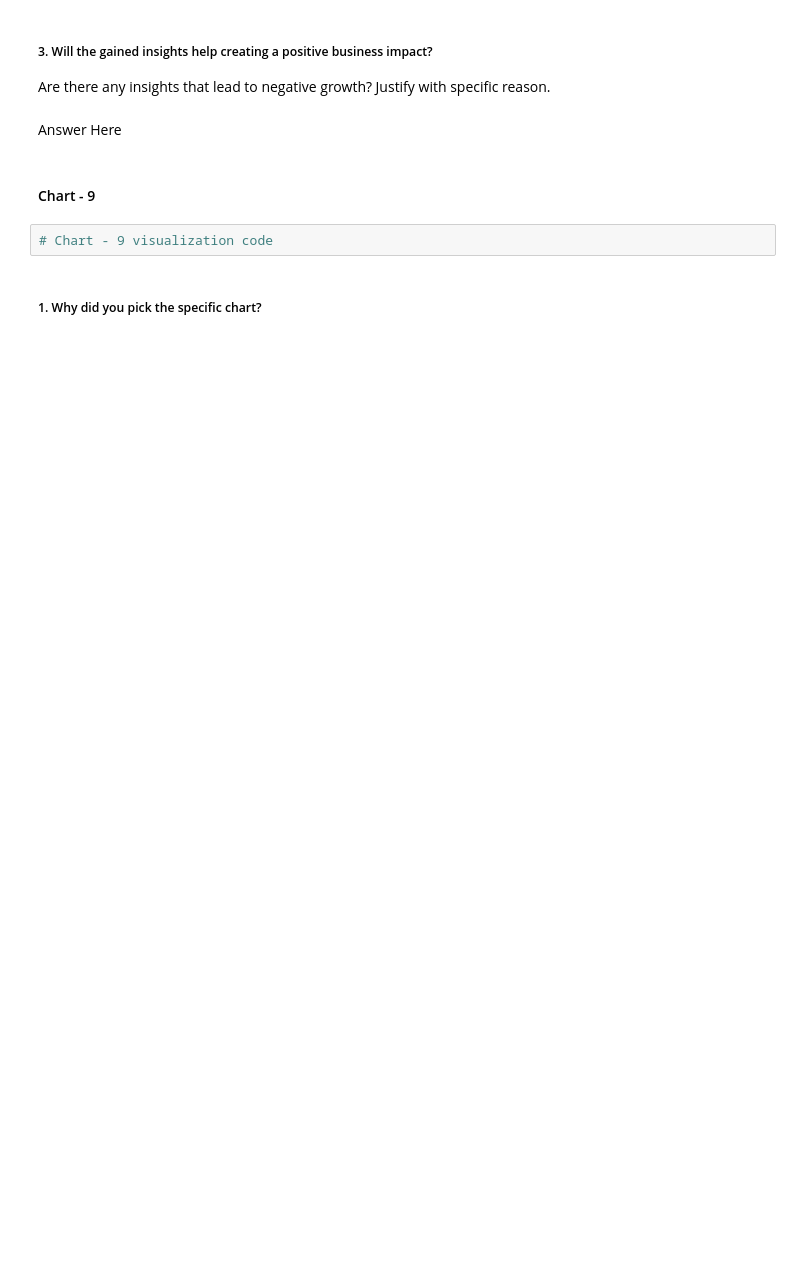
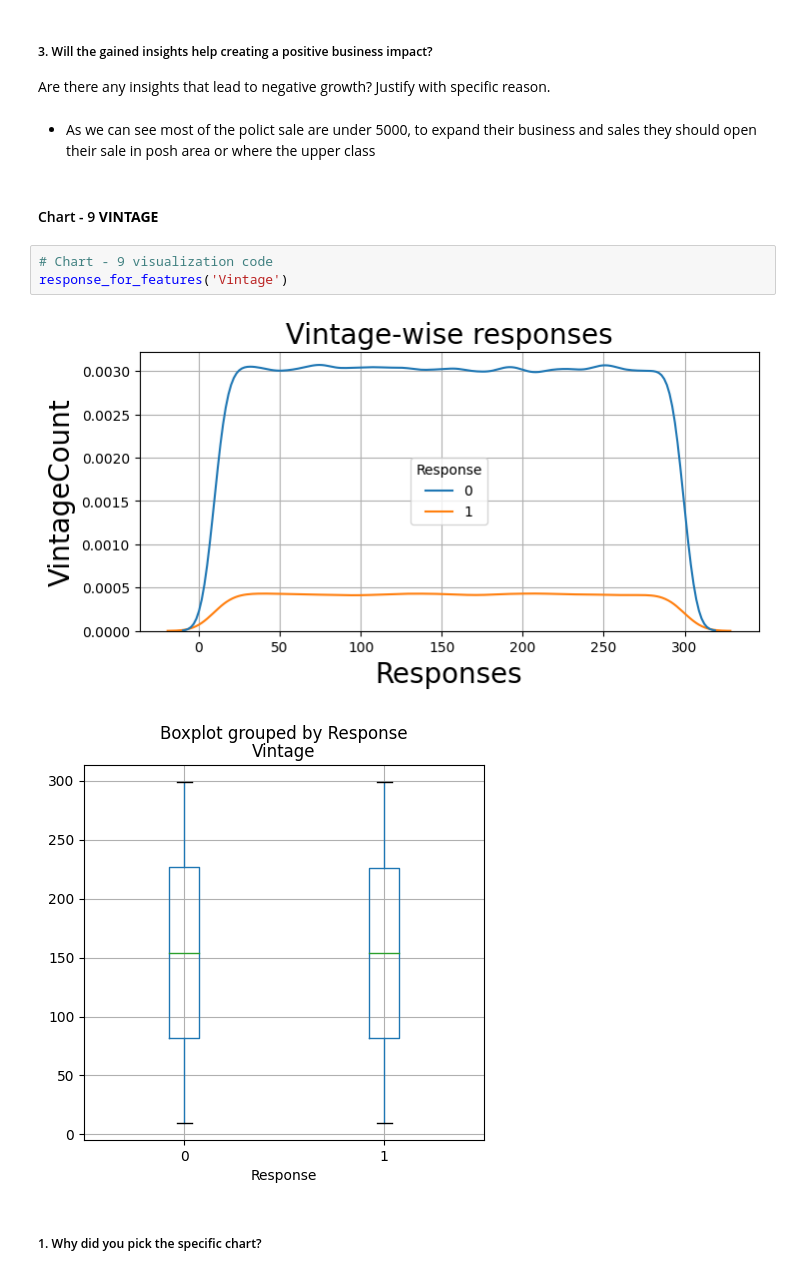
Before and after one commit to Kalpesh-Nandedkar/HEALTH-INSURANCE-CROSS-SELL-PREDICTION, a Jupyter notebook: HEALTH_INSURANCE_CROSS_SELL_PREDICTION.ipynb, the cells around one changed output. Cells and saved outputs as stored; diff of their text form; blank space fills up the shorter version.

```diff
--- a/HEALTH_INSURANCE_CROSS_SELL_PREDICTION.ipynb
+++ b/HEALTH_INSURANCE_CROSS_SELL_PREDICTION.ipynb
@@ -607,11 +667,15 @@ Answer Here
 # %% [markdown]
 ##### 3. Will the gained insights help creating a positive business impact?
 Are there any insights that lead to negative growth? Justify with specific reason.
-# %% [markdown]
-Answer Here
+# %% [markdown]
+* As we can see most of the polict sale are under 5000, to expand their business and sales they should open their sale in posh area or where the upper class
 # %% [markdown]
-#### Chart - 9
+#### Chart - 9   **VINTAGE**
 # %%
 # Chart - 9 visualization code
+response_for_features('Vintage')
+# %% [output]
+[figure, added]
+[figure, added]
 # %% [markdown]
 ##### 1. Why did you pick the specific chart?
```
Also changed, not shown: parts of 69 cells of this notebook.
